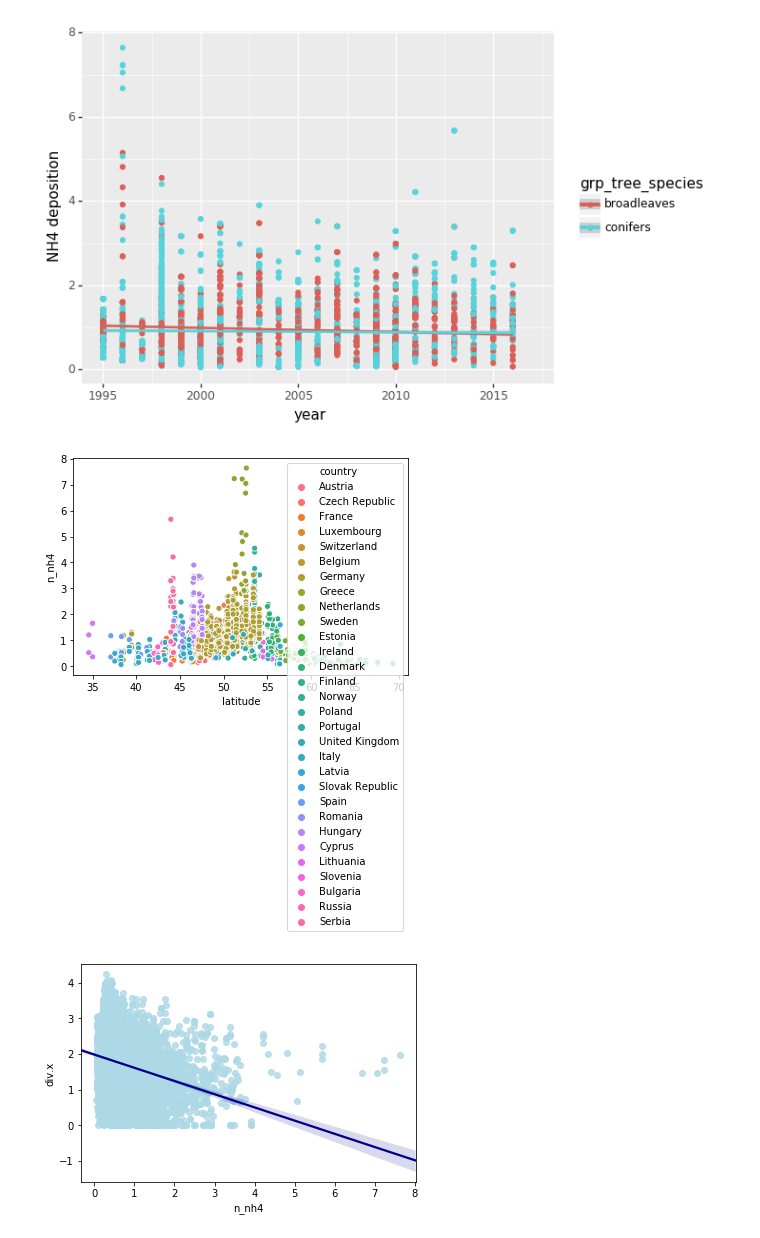
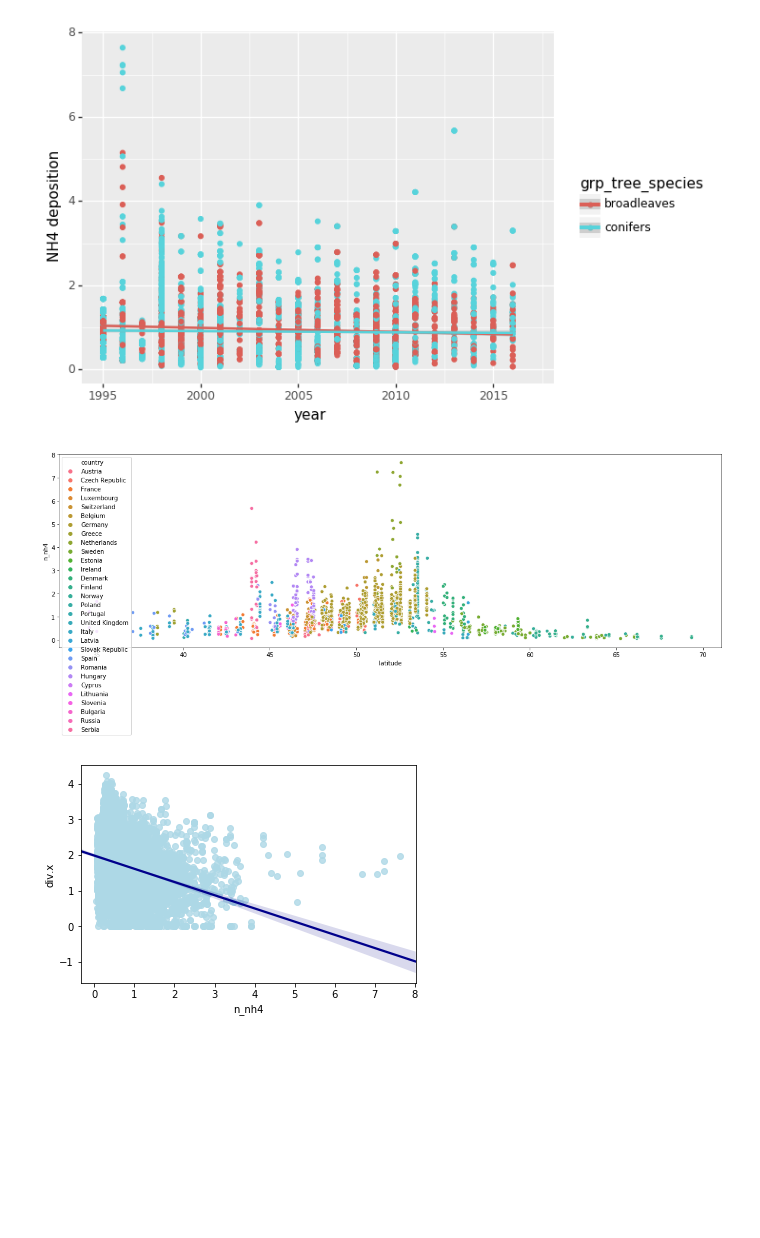
Before and after one commit to JWeld/summerschool, a Jupyter notebook: notebook_project.ipynb, the cells around one changed output. Saved outputs shown, nothing was run; the diff lists cells and outputs as text; code cells hidden in the pictures; blank space fills up the shorter version.

```diff
--- a/notebook_project.ipynb
+++ b/notebook_project.ipynb
@@ -72,10 +70,10 @@ p.draw();
 # %% [output]
 [figure]
 # %%
-
+plt.figure(figsize=(20, 6))
 sns.scatterplot(x='latitude', y='n_nh4', hue='country', data=df);
 # %% [output]
-[figure, old version]
+[figure, new version]
 # %%
 #sns.scatterplot(x='N.P', y='N.x', hue='grp_tree_species', data=df);
 # %%
```
Also changed, not shown: parts of 3 cells of this notebook.
